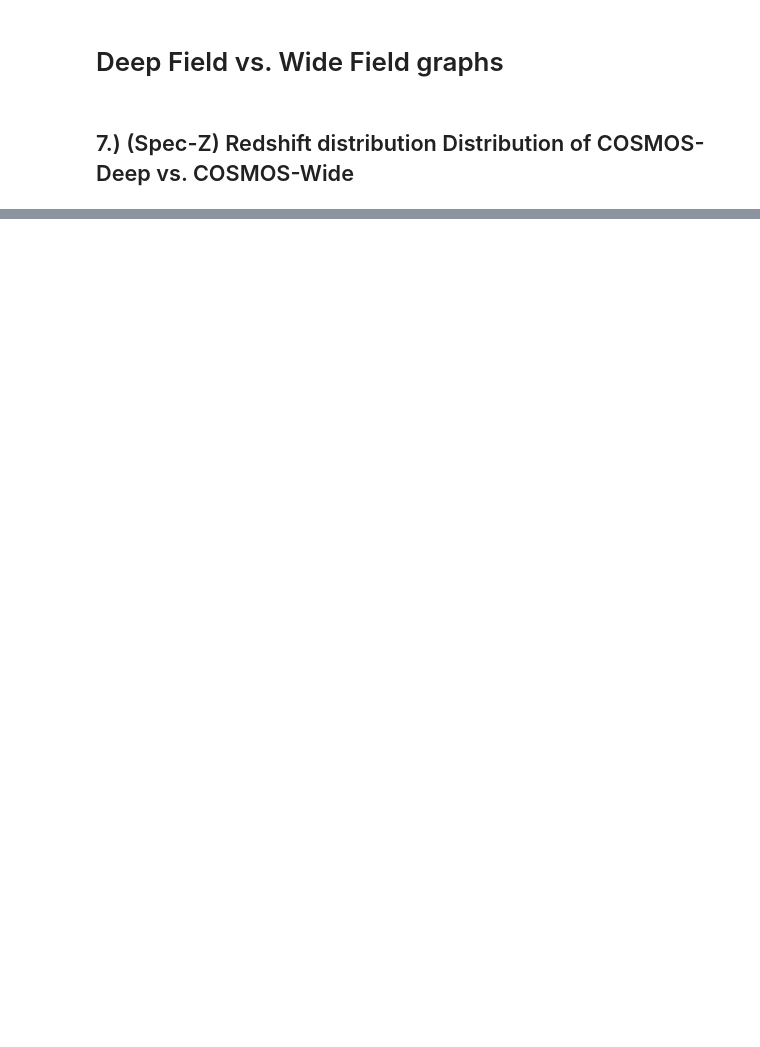
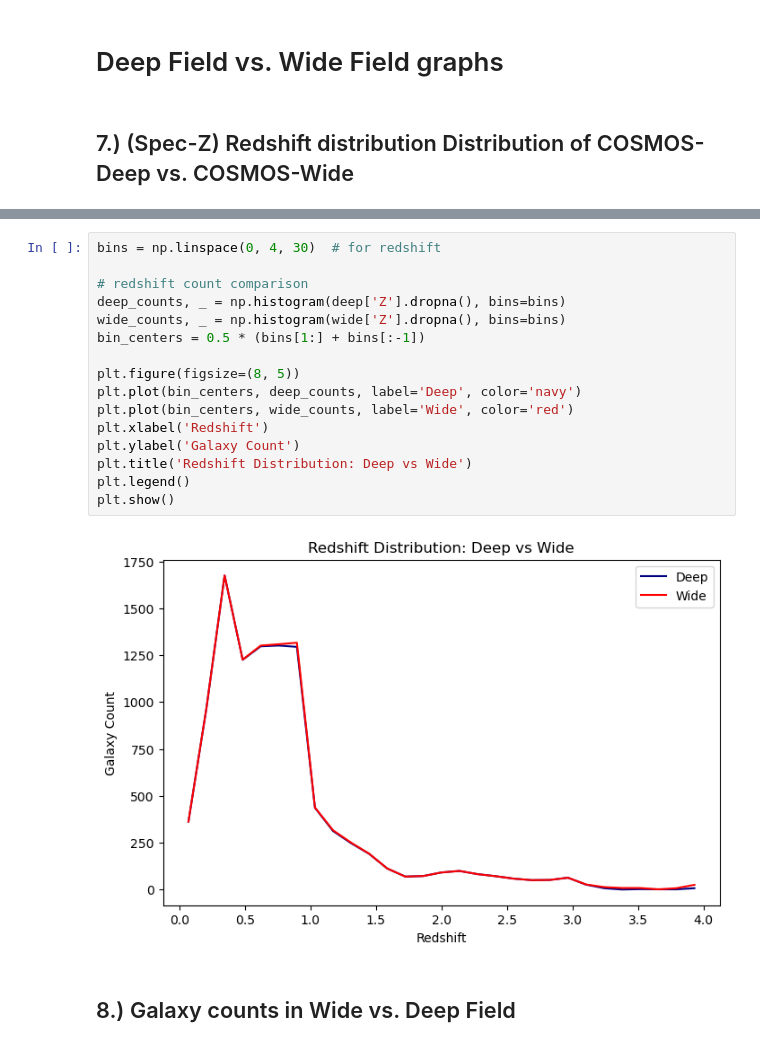
Before and after one commit to MiaBeatty/usrp_project, a Jupyter notebook: usrp_beatty.ipynb, the cells around one changed output, grey strips where cells are left out. Cells and saved outputs as stored; diff of their text form; blank space fills up the shorter version.

```diff
--- a/usrp_beatty.ipynb
+++ b/usrp_beatty.ipynb
@@ -360,0 +388,20 @@ plt.show()
+# %%
+bins = np.linspace(0, 4, 30)  # for redshift
+
+# redshift count comparison
+deep_counts, _ = np.histogram(deep['Z'].dropna(), bins=bins)
+wide_counts, _ = np.histogram(wide['Z'].dropna(), bins=bins)
+bin_centers = 0.5 * (bins[1:] + bins[:-1])
+
+plt.figure(figsize=(8, 5))
+plt.plot(bin_centers, deep_counts, label='Deep', color='navy')
+plt.plot(bin_centers, wide_counts, label='Wide', color='red')
+plt.xlabel('Redshift')
+plt.ylabel('Galaxy Count')
+plt.title('Redshift Distribution: Deep vs Wide')
+plt.legend()
+plt.show()
+# %% [output]
+[figure, added]
+# %% [markdown]
+## 8.) Galaxy counts in Wide vs. Deep Field
```
Also changed, not shown: parts of 19 cells of this notebook.
